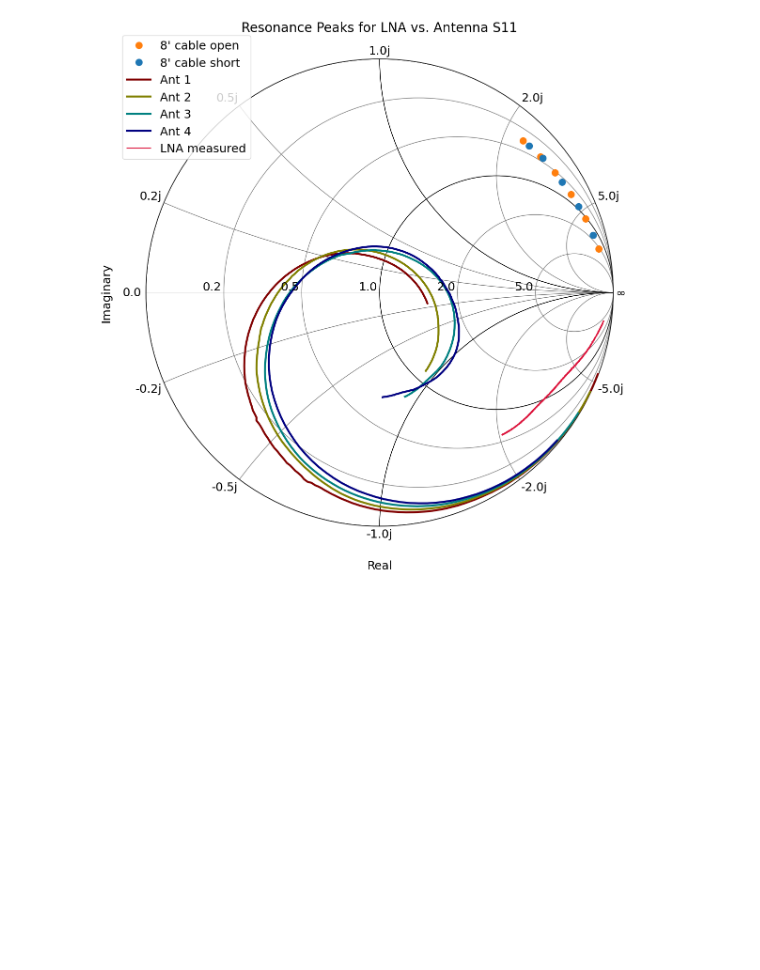
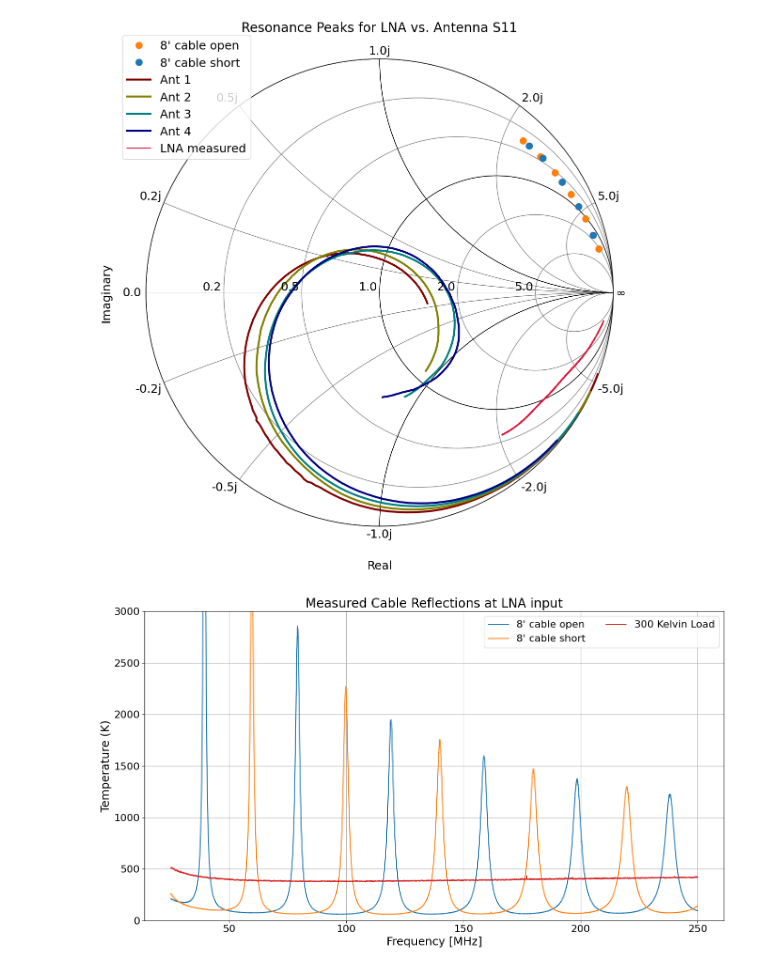
Before and after one commit to alhosani-abdulla/Highz-EXP, a Jupyter notebook: notebooks/multiple_reflection_model.ipynb, the cells around one changed output. Saved outputs shown, nothing was run; the diff lists cells and outputs as text; code cells hidden in the pictures; blank space fills up the shorter version.

```diff
--- a/notebooks/multiple_reflection_model.ipynb
+++ b/notebooks/multiple_reflection_model.ipynb
@@ -186,19 +186,21 @@ fig, ax = lna.plot_smith_chart(title="Resonance Peaks for LNA vs. Antenna S11",
 # %%
 oc_spectra_raw = Spectrum(frequency=faxis_hz, spectrum=loaded_spec_states["8' cable open"]['spectrum'],
                           name="8' cable open", colorcode="tab:blue")
 sc_spectra_raw = Spectrum(frequency=faxis_hz, spectrum=loaded_spec_states["8' cable short"]['spectrum'],
                           name="8' cable short", colorcode="tab:orange")
 load_spectra_raw = Spectrum(frequency=faxis_hz, spectrum=loaded_spec_states["Ambient temperature load"]['spectrum'],
                           name="300 Kelvin Load", colorcode="tab:red")
 
 # plotter.plot_spectra([oc_spectra_raw, sc_spectra_raw, load_spectra_raw], title="Raw Spectra of Cable Reflections", ylabel="Power (Arb. mW)",
 #                      y_range=(0, 2e9))
 
 for spec in [oc_spectra_raw, sc_spectra_raw, load_spectra_raw]:
     spec.resample(rebin_freq, inplace=True)
     spec.s = spec.s / gain
-# plotter.plot_spectra([oc_spectra_raw, sc_spectra_raw, load_spectra_raw], title="Measured Cable Reflections at LNA input", ylabel="Temperature (K)",
-#                      y_range=(0, 3000))
+plotter.plot_spectra([oc_spectra_raw, sc_spectra_raw, load_spectra_raw], title="Measured Cable Reflections at LNA input", ylabel="Temperature (K)",
+                     y_range=(0, 3000))
+# %% [output]
+[figure, added]
 # %%
 gain_corrected = reflection_specs[2].s/load_spectra_raw.s
 # %%
```
Also changed, not shown: parts of 11 cells of this notebook, 2 other files.
